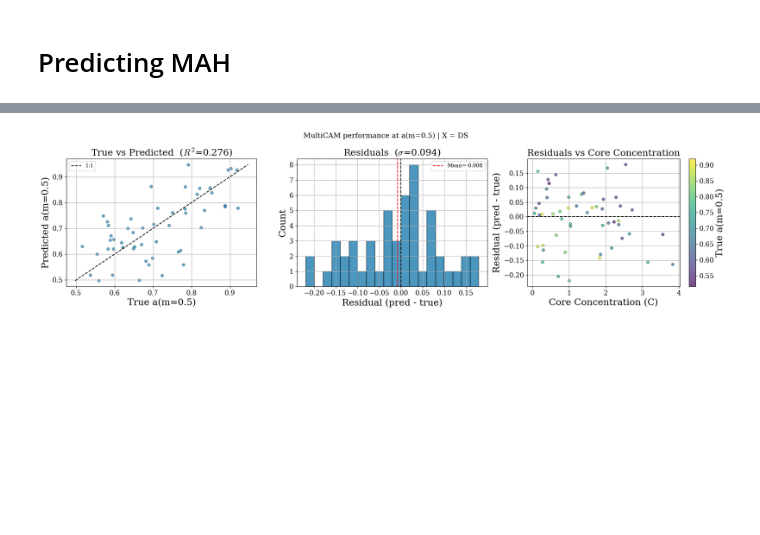
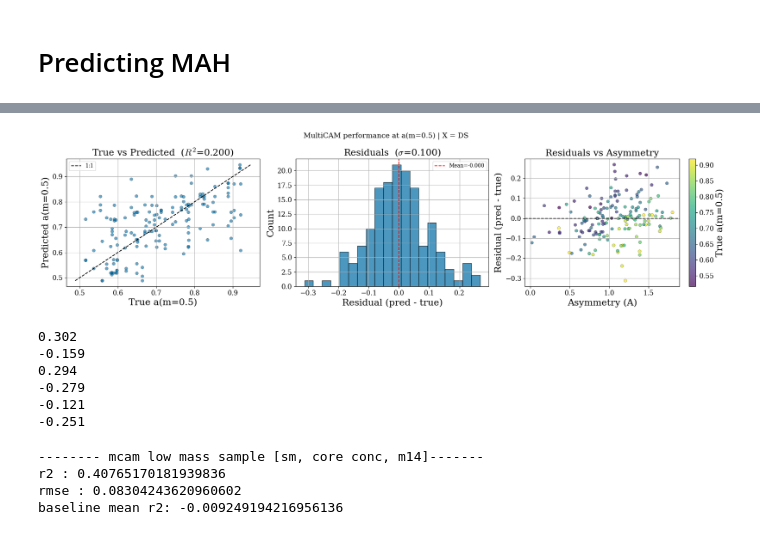
Before and after one commit to Kabelo-T/cluster_morph, a Jupyter notebook: multicam.ipynb, the cells around one changed output, grey strips where cells are left out. Drawn from its saved outputs; the diff is of its cells as text; code cells hidden in the pictures; blank space fills up the shorter version.

```diff
--- a/multicam.ipynb
+++ b/multicam.ipynb
@@ -508,5 +461,0 @@ labels = [r'Half-light Radius, SM$_{50kpc,1Mpc}$: $r_{1/2}$',
-# %%
-n_halos = len(am)
-stacked_ids = np.arange(3*n_halos)
-smdf.reset_index(inplace=True)
-smdf.index
@@ -983,19 +926,25 @@ plt.show()
 # %%
 state = 5
 
-x = np.vstack((dsdf.to_numpy().T, m14.to_numpy().T)).T
-y = am
+x = np.vstack([smdf['rhalf_circ'], smdf['C'], smdf['A'],
+                smdf['sersic_amplitude'], m14_stacked]).T
+y = stacked_am
 n_halos = len(am)
 halo_idx = np.arange(n_halos)
 train_idx, test_idx = train_test_split(
     halo_idx, test_size=0.25, random_state=state)
-x_train = x[train_idx]
-x_test = x[test_idx]
-y_train = y[train_idx]
-y_test = y[test_idx]
+
+stacked_train_idx = np.concatenate(
+    [train_idx, train_idx + n_halos, train_idx + 2*n_halos])
+stacked_test_idx = np.concatenate(
+    [test_idx,  test_idx + n_halos, test_idx + 2*n_halos])
+x_train = x[stacked_train_idx]
+x_test = x[stacked_test_idx]
+y_train = y[stacked_train_idx]
+y_test = y[stacked_test_idx]
 
 n_features = x_train.shape[1]
 n_targets = y_train.shape[1]
-mv_model = MultiCAM(n_features, n_targets, alpha=0.1)
+mv_model = MultiCAM(n_features, n_targets, alpha=1.)
 mv_model.fit(x_train, y_train)
 y_pred = mv_model.predict(x_test)
@@ -1024,37 +1012,78 @@ axs[0].set_ylabel(f'Predicted a(m={m})')
 axs[0].set_title(f'True vs Predicted  ($R^2$={r2:.3f})')
 axs[0].legend()
 axs[0].grid()
 
 # Residual histogram
 axs[1].hist(residuals, bins=20, edgecolor='k', alpha=0.7)
 axs[1].axvline(0, color='k', linestyle='--')
 axs[1].axvline(residuals.mean(), color='red', linestyle='--',
                label=f'Mean={residuals.mean():.3f}')
 axs[1].set_xlabel('Residual (pred - true)')
 axs[1].set_ylabel('Count')
 axs[1].set_title(f'Residuals  ($\sigma$={residuals.std():.3f})')
 axs[1].legend()
 axs[1].grid()
 
+
 x_test_rh = x_test[:, 0]
-x_test_m14 = x_test[:, -1]
 x_test_conc = x_test[:, 1]
 x_test_A = x_test[:, 2]
 x_test_sa = x_test[:, 3]
-x_test_cc = x_test[:, 4]
-
+# x_test_cc = x_test[:, 4]
+# x_test_m14 = x_test[:, -1]
 # Residuals vs a feature
-sc = axs[2].scatter(x_test_cc, residuals, c=a_true,
+sc = axs[2].scatter(x_test_A, residuals, c=a_true,
                     cmap='viridis', alpha=0.7,
                     edgecolors='k', linewidths=0.3)
 axs[2].axhline(0, color='k', linestyle='--')
 plt.colorbar(sc, ax=axs[2], label='True a(m=0.5)')
-axs[2].set_xlabel('Core Concentration (C)')
+axs[2].set_xlabel('Asymmetry (A)')
 axs[2].set_ylabel('Residual (pred - true)')
-axs[2].set_title('Residuals vs Core Concentration')
+axs[2].set_title('Residuals vs Asymmetry')
 axs[2].grid()
 
 plt.tight_layout()
 plt.show()
 # %% [output]
-[figure, old version]
+[figure, new version]
+# %%
+for feature in [smdf['rhalf_circ'], smdf['C'], smdf['A'],
+               smdf['sersic_amplitude'], iconc, m14_stacked]:
+    feature = feature.to_numpy() if isinstance(feature, pd.Series) else feature
+    corr = spearmanr(residuals, feature[stacked_test_idx]).correlation
+    print(f'{corr:.3f}')
+# %% [output]
+0.302
+-0.159
+0.294
+-0.279
+-0.121
+-0.251
+# %%
+med_mass = np.median(mass)
+lidx = halo_idx[mass < med_mass]
+low_idx = np.array([i for i in test_idx if i in lidx])
+low_idx_stacked = np.ravel([low_idx, low_idx + n_halos, low_idx + 2*n_halos])
+x_test = x[low_idx_stacked]
+y_test = stacked_am[low_idx_stacked]
+y_pred = mv_model.predict(x_test)
+
+m = 0.5
+m_half_idx = np.argmin(np.abs(mass_bins - m))
+a_true = y_test[:, m_half_idx]
+a_train = y_train[:, m_half_idx]
+a_pred = y_pred[:, m_half_idx]
+residuals = a_pred - a_true
+
+r2 = r2_score(a_true, a_pred)
+print('-------- mcam low mass sample [sm, core conc, m14]-------')
+print(f'r2 : {r2}')
+print(f'rmse : {np.sqrt(mean_squared_error(a_true, a_pred))}')
+# baseline: predict train mean
+mean_pred = np.full_like(a_true, a_train.mean())
+print('baseline mean r2:', r2_score(a_true, mean_pred))
+# %% [output]
+-------- mcam low mass sample [sm, core conc, m14]-------
+r2 : 0.40765170181939836
+rmse : 0.08304243620960602
+baseline mean r2: -0.009249194216956136
```
Also changed, not shown: parts of 22 cells of this notebook, 4 other files.
